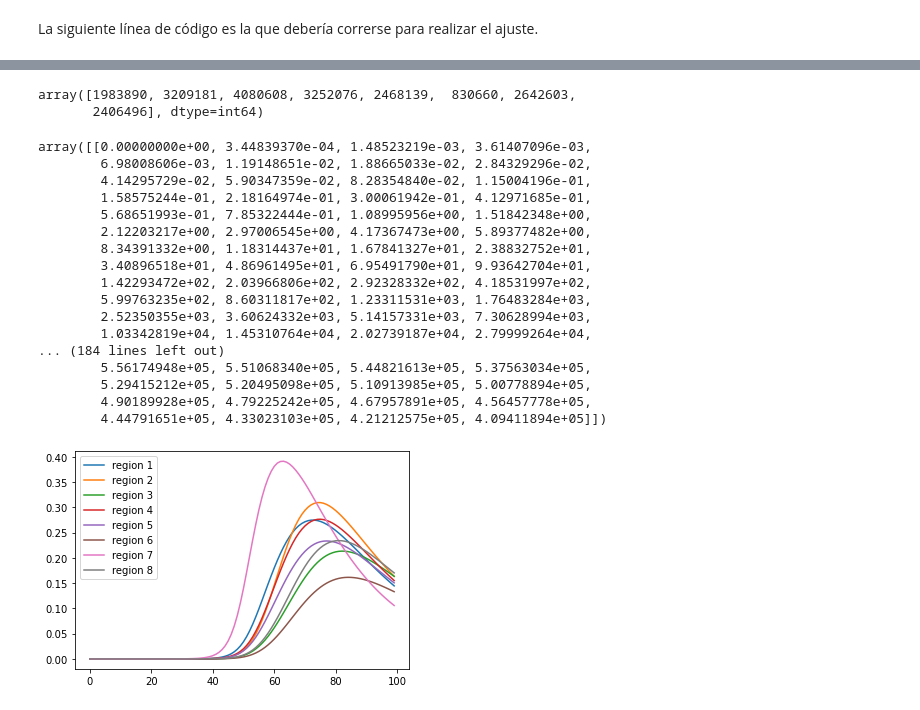
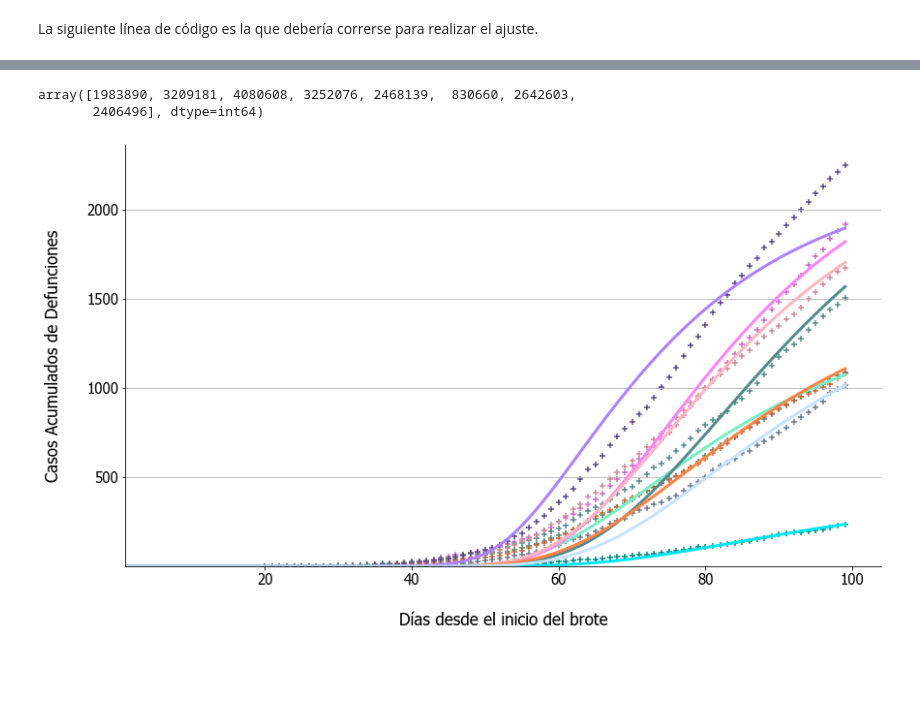
Before and after one commit to edtrelo/BioMatematica, a Jupyter notebook: Modeling COVID-19 Spreading in the ZMVM/mathematics/parameter_fitting.ipynb, the cells around one changed output, grey strips where cells are left out. Drawn from its saved outputs; the diff is of its cells as text; code cells hidden in the pictures; blank space fills up the shorter version.

```diff
--- a/Modeling COVID-19 Spreading in the ZMVM/mathematics/parameter_fitting.ipynb
+++ b/Modeling COVID-19 Spreading in the ZMVM/mathematics/parameter_fitting.ipynb
@@ -5,6 +5,7 @@ import pandas as pd
 import numpy as np
 import matplotlib.pyplot as plt
 import pickle
+plt.rcParams["font.family"] = "Tahoma"
 # %%
 import datosporregion as dpr
 from model import SEIRDmodel
@@ -31,38 +32,39 @@ with open('D:/Edgar Trejo/Universidad/BioMatematica/Modeling COVID-19 Spreading
 # %%
 ynor = modelo.simular()
-# %%
-modelo.poblaciones
-# %% [output]
-array([1983890, 3209181, 4080608, 3252076, 2468139,  830660, 2642603,
-       2406496], dtype=int64)
+# %%
+modelo.poblaciones
+# %% [output]
+array([1983890, 3209181, 4080608, 3252076, 2468139,  830660, 2642603,
+       2406496], dtype=int64)
 # %%
-infectados = ynor[[5*i + 2 for i in range(8)]]
-infectados
+defunciones = ynor[[5*i + 4 for i in range(8)]]
-# %% [output]
-array([[0.00000000e+00, 3.44839370e-04, 1.48523219e-03, 3.61407096e-03,
-        6.98008606e-03, 1.19148651e-02, 1.88665033e-02, 2.84329296e-02,
-        4.14295729e-02, 5.90347359e-02, 8.28354840e-02, 1.15004196e-01,
-        1.58575244e-01, 2.18164974e-01, 3.00061942e-01, 4.12971685e-01,
-        5.68651993e-01, 7.85322444e-01, 1.08995956e+00, 1.51842348e+00,
-        2.12203217e+00, 2.97006545e+00, 4.17367473e+00, 5.89377482e+00,
-        8.34391332e+00, 1.18314437e+01, 1.67841327e+01, 2.38832752e+01,
-        3.40896518e+01, 4.86961495e+01, 6.95491790e+01, 9.93642704e+01,
-        1.42293472e+02, 2.03966806e+02, 2.92328332e+02, 4.18531997e+02,
-        5.99763235e+02, 8.60311817e+02, 1.23311531e+03, 1.76483284e+03,
-        2.52350355e+03, 3.60624332e+03, 5.14157331e+03, 7.30628994e+03,
-        1.03342819e+04, 1.45310764e+04, 2.02739187e+04, 2.79999264e+04,
-... (184 lines left out)
-        5.56174948e+05, 5.51068340e+05, 5.44821613e+05, 5.37563034e+05,
-        5.29415212e+05, 5.20495098e+05, 5.10913985e+05, 5.00778894e+05,
-        4.90189928e+05, 4.79225242e+05, 4.67957891e+05, 4.56457778e+05,
-        4.44791651e+05, 4.33023103e+05, 4.21212575e+05, 4.09411894e+05]])
+# %%
+acumcasos = casos.iloc[:, 1:].cumsum(axis = 1)
 # %%
 fig, ax = plt.subplots()
 
-for i, _ in enumerate(infectados):
-    ax.plot(_/modelo.poblaciones[i], label = 'region {}'.format(i+1))
+solid = ['#76EEC6', '#FF83FA', '#528B8B', '#FFB6C1', '#FF8247', '#00E5EE', '#AB82FF', '#C6E2FF']
+dots = ['#458B74', '#CD69C9', '#528B8B', '#CD8C95', '#CD6839', '#00868B', '#5D478B', '#6C7B8B']
 
-plt.legend()
+tsolid = np.linspace(0, 99, 100)
+tdots = np.linspace(20, 99, 80)
+
+for i, _ in enumerate(defunciones):
+    ax.plot(tsolid, _, label = 'I(t) en Region {}'.format(i+1),
+            linewidth = 3, color = solid[i])
+
+for i in range(8):
+    ax.scatter(tdots, acumcasos.iloc[i, 1:81], color = dots[i], label = 'casos reales Region {}'.format(i+1),
+              marker = '+', )
+
+ax.set_xlabel('\nDías desde el inicio del brote', fontsize = 17)
+ax.set_ylabel('Casos Acumulados de Defunciones\n', fontsize = 17)
+ax.spines[['right', 'top']].set_visible(False)
+ax.grid(axis = 'y')
+ax.tick_params(axis='both', labelsize=15)
+ax.set_xlim(1)
+ax.set_ylim(1)
+fig.set_size_inches(14, 8)
 plt.show()
 # %% [output]
-[figure, old version]
+[figure, new version]
```
Also changed, not shown: parts of 4 cells of this notebook, 16 other files.
